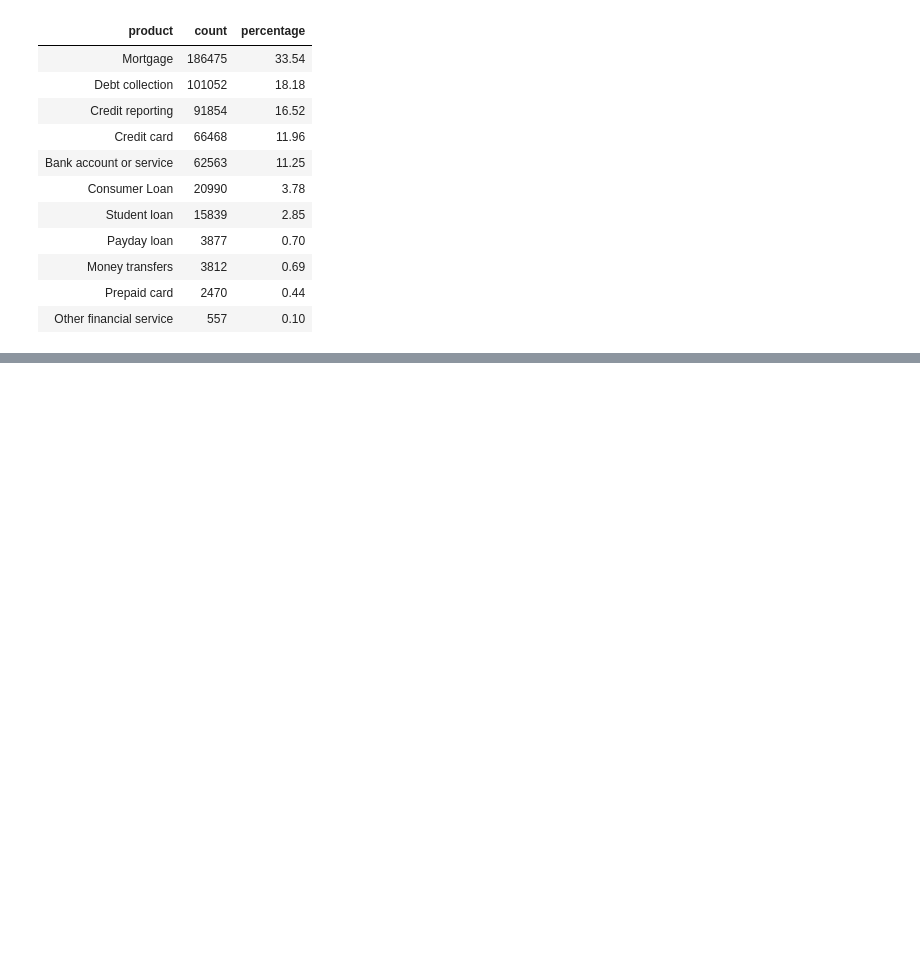
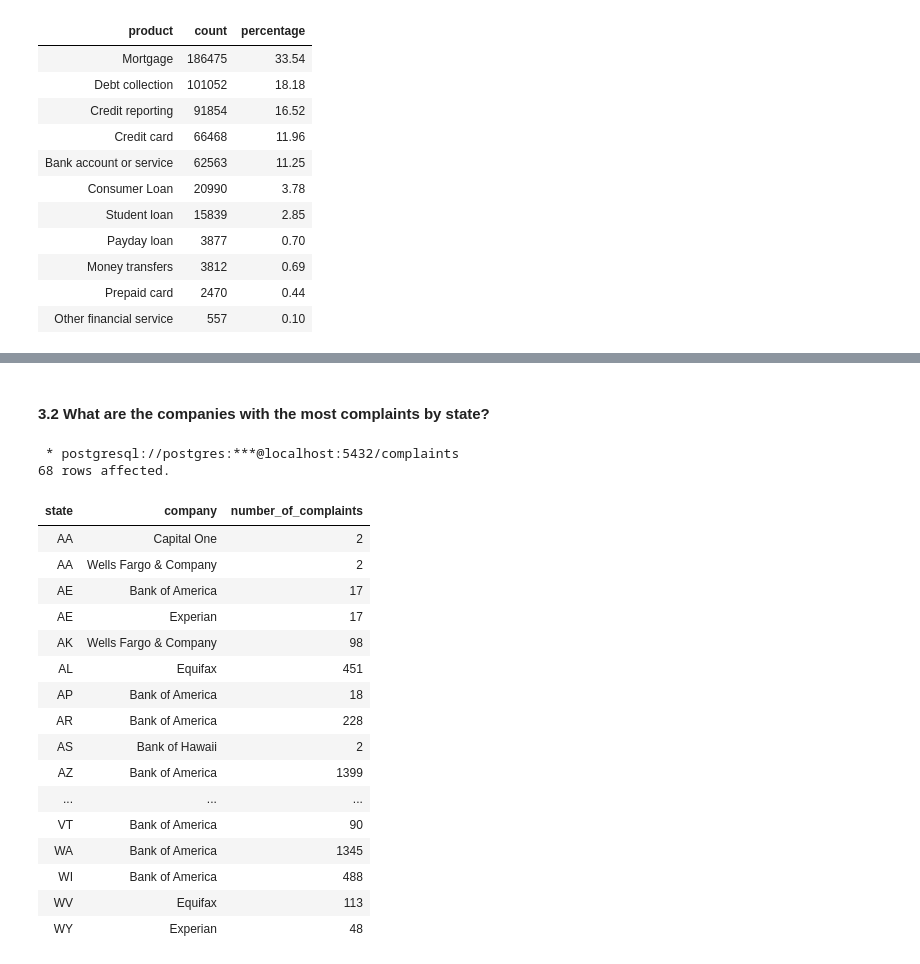
Before and after one commit to Rachel0619/Bank-of-America-Consumer-Complaints-Analysis, a Jupyter notebook: analysis_sql_query.ipynb, the cells around one changed output, grey strips where cells are left out. Saved outputs shown, nothing was run; the diff lists cells and outputs as text; code cells hidden in the pictures; blank space fills up the shorter version.

```diff
--- a/analysis_sql_query.ipynb
+++ b/analysis_sql_query.ipynb
@@ -47,0 +166,44 @@ ORDER BY
+# %% [markdown]
+#### 3.2 What are the companies with the most complaints by state?
+# %%
+%%sql
+WITH ranked_companies_cte AS(
+    SELECT
+        state,
+        company,
+        COUNT(company) AS number_of_complaints,
+        RANK() OVER (PARTITION BY state ORDER BY COUNT(company) DESC) AS rank
+    FROM
+        complaints
+    GROUP BY
+        state, company
+)
+
+SELECT
+    state,
+    company,
+    number_of_complaints
+FROM
+    ranked_companies_cte
+WHERE
+    rank=1
+# %% [output]
+ * postgresql://postgres:***@localhost:5432/complaints
+68 rows affected.
+| state | company | number_of_complaints |
+| AA | Capital One | 2 |
+| AA | Wells Fargo & Company | 2 |
+| AE | Bank of America | 17 |
+| AE | Experian | 17 |
+| AK | Wells Fargo & Company | 98 |
+| AL | Equifax | 451 |
+| AP | Bank of America | 18 |
+| AR | Bank of America | 228 |
+| AS | Bank of Hawaii | 2 |
+| AZ | Bank of America | 1399 |
+| ... | ... | ... |
+| VT | Bank of America | 90 |
+| WA | Bank of America | 1345 |
+| WI | Bank of America | 488 |
+| WV | Equifax | 113 |
+| WY | Experian | 48 |
```
Also changed, not shown: parts of 16 cells of this notebook, 2 other files.
